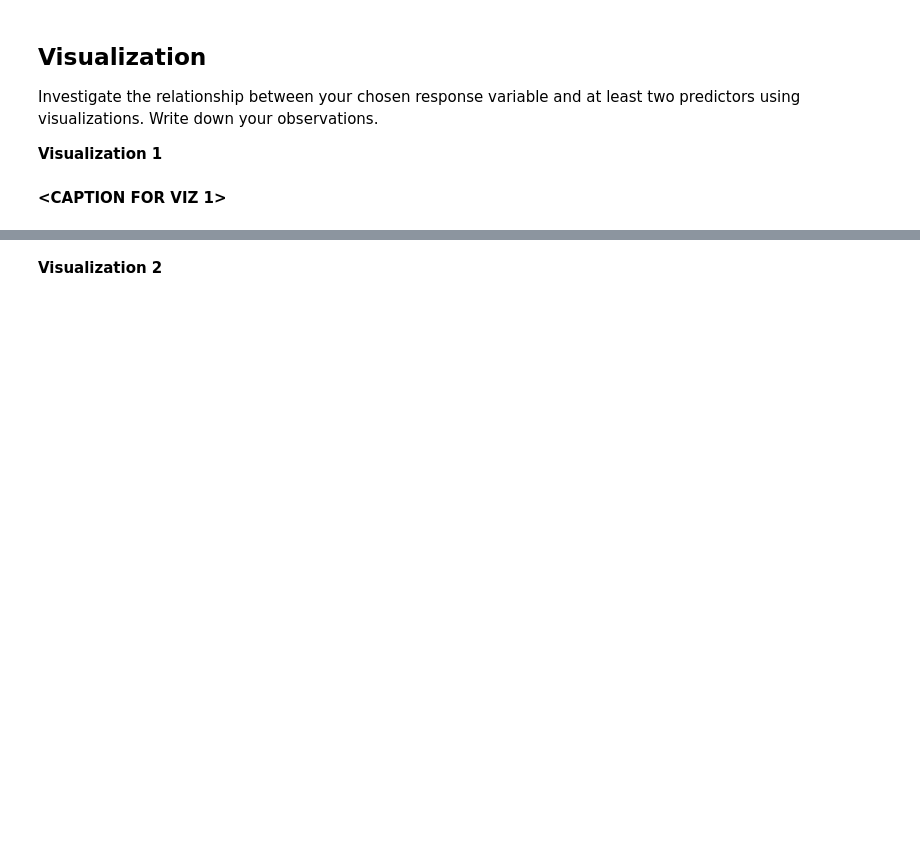
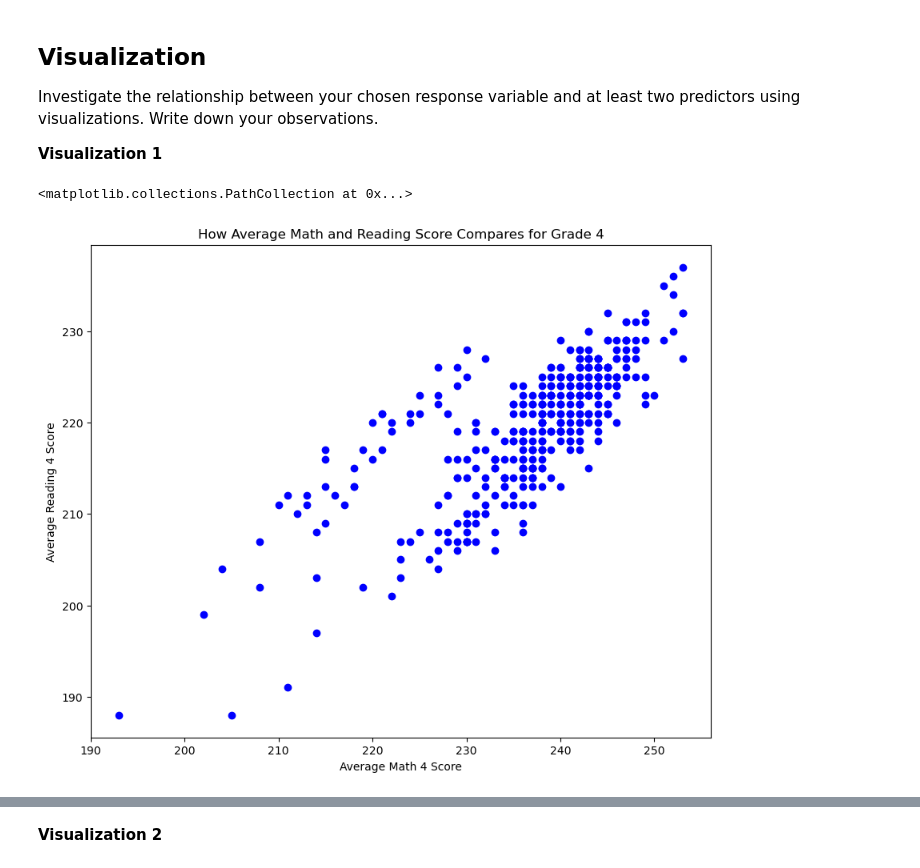
Before and after one commit to kellyynguyen/MDST-Tutorial, a Jupyter notebook: tutorial1/checkpoint1.ipynb, the cells around one changed output, grey strips where cells are left out. Cells and saved outputs as stored; diff of their text form; code cells hidden in the pictures; blank space fills up the shorter version.

```diff
--- a/tutorial1/checkpoint1.ipynb
+++ b/tutorial1/checkpoint1.ipynb
@@ -33,6 +37,12 @@ Import `numpy`, `pandas`, and `matplotlib`.
 # %% [markdown]
 Load in the "states_edu.csv" dataset and take a look at the head of the data
+# %%
+df = pd.read_csv('../data/states_edu.csv')
 # %% [markdown]
 You should always familiarize yourself with what each column in the dataframe represents. Read about the states_edu dataset here: https://www.kaggle.com/noriuk/us-education-datasets-unification-project
 # %% [markdown]
 Use this space to rename columns, deal with missing data, etc. _(optional)_
+# %%
+df.head()
+df.dropna(subset=['AVG_MATH_4_SCORE'], inplace=True)
+df
@@ -55,0 +109,12 @@ Find the average for your chosen test across all states in 2019
+# %%
+# @@@ 3
+df3 = df.set_index("YEAR")
+av_2019 = df3.loc[2019, ["STATE", "AVG_MATH_4_SCORE"]]
+
+total_score = 0
+
+for i in range(len(av_2019)):
+    total_score += int(av_2019.iloc[i]["AVG_MATH_4_SCORE"])
+
+avg_score = total_score/len(av_2019)
+print(f"The averae score for 4th grade math across all states in 2019 was {round(avg_score, 1)}.")
@@ -73,0 +158,6 @@ Feature engineering justification: **<BRIEFLY DESCRIBE WHY YOU MADE THE CHANGES
+# %%
+# @@@ 5
+
+df["NET INCOME"] = df["TOTAL_REVENUE"] - df["TOTAL_EXPENDITURE"]
+df.dropna(subset=["NET INCOME"], inplace=True)
+df
@@ -82,2 +186,14 @@ Investigate the relationship between your chosen response variable and at least
-# %% [markdown]
-**<CAPTION FOR VIZ 1>**
+# %%
+# @@@ 6
+
+all_avg_4 = df[["AVG_MATH_4_SCORE","AVG_READING_4_SCORE"]].dropna()
+
+plt.figure(figsize=(10,8))
+plt.xlabel("Average Math 4 Score")
+plt.ylabel("Average Reading 4 Score")
+plt.title("How Average Math and Reading Score Compares for Grade 4")
+
+plt.scatter(all_avg_4["AVG_MATH_4_SCORE"], all_avg_4["AVG_READING_4_SCORE"], color = "blue")
+# %% [output]
+<matplotlib.collections.PathCollection at 0x...>
+[figure, added]
```
Also changed, not shown: parts of 34 cells of this notebook, 1 other file.
